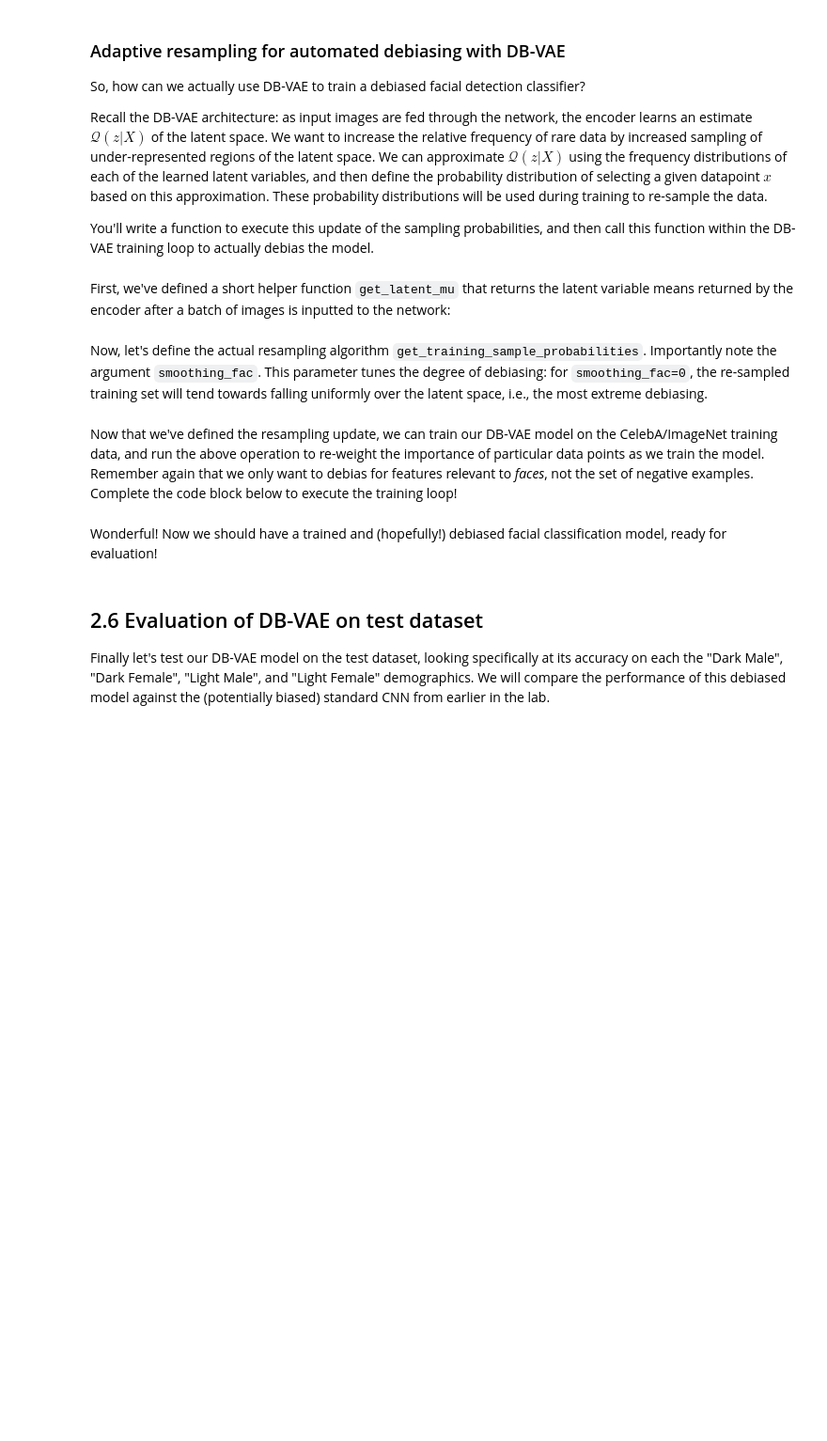
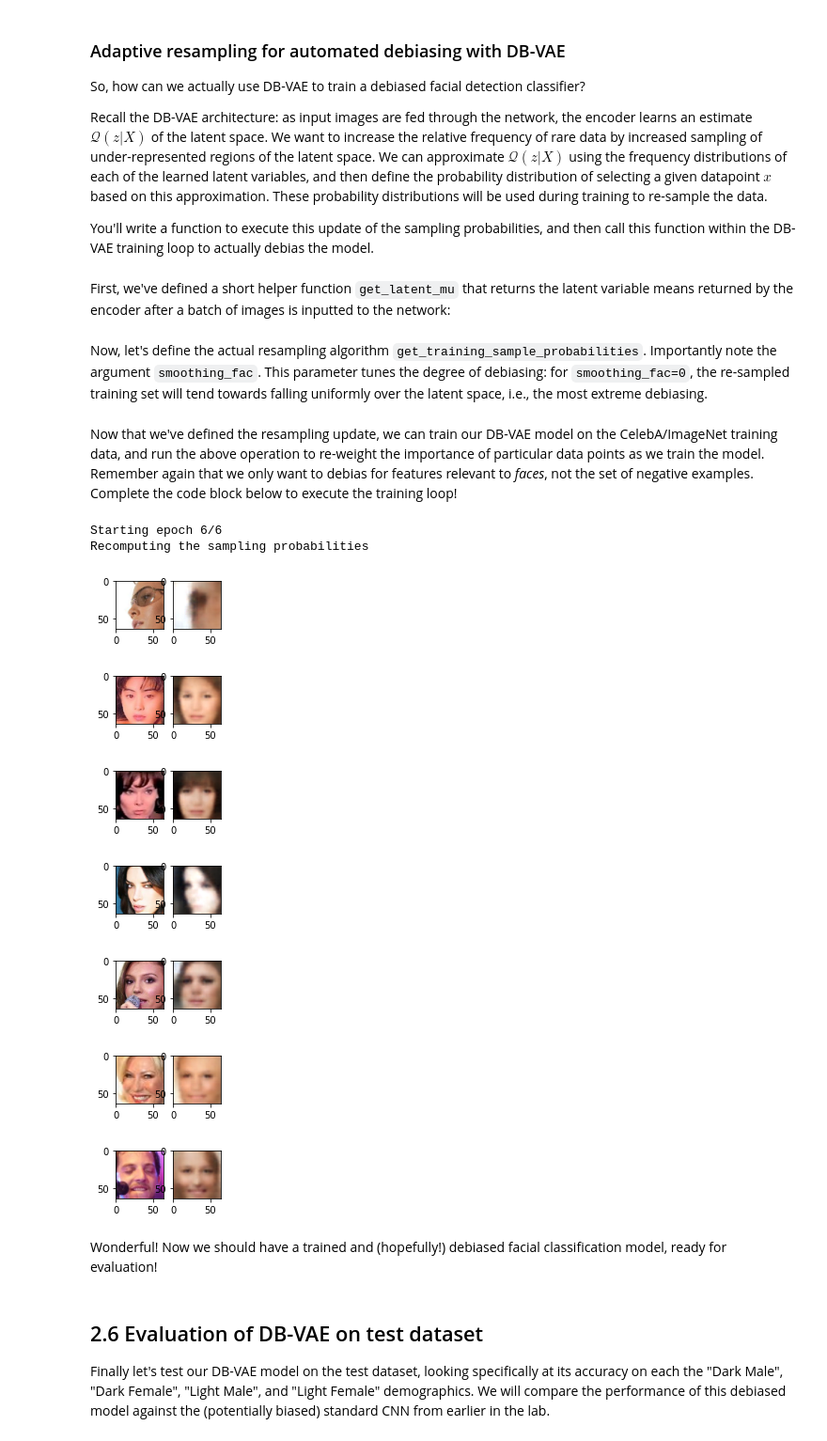
Before and after one commit to Shahrullo/IntroToDeepLearning, a Jupyter notebook: Lab2/Part2_Debiasing.ipynb, the cells around one changed output. Shown at 94% size. Saved outputs shown, nothing was run; the diff lists cells and outputs as text; code cells hidden in the pictures; blank space fills up the shorter version.

Commit message:
training finished

```diff
--- a/Lab2/Part2_Debiasing.ipynb
+++ b/Lab2/Part2_Debiasing.ipynb
@@ -333,12 +333,12 @@ Let's define a function to implement the VAE sampling operation:
     z (tensor): sampled latent vector
 """
 def sampling(z_mean, z_logsigma):
-  # By default, random.normal is "standard" (ie. mean=0 and std=1.0)
-    batch, latent_dim = z.mean.shape
+    # By default, random.normal is "standard" (ie. mean=0 and std=1.0)
+    batch, latent_dim = z_mean.shape
     epsilon = tf.random.normal(shape=(batch, latent_dim))
 
-  # TODO: Define the reparameterization computation!
-  # Note the equation is given in the text block immediately above.
+    # TODO: Define the reparameterization computation!
+    # Note the equation is given in the text block immediately above.
     z = z_mean + tf.math.exp(0.5 * z_logsigma) * epsilon
     return z
 # %% [markdown]
@@ -539,7 +541,7 @@ def get_training_sample_probabilities(images, dbvae, bins=10, smoothing_fac=0.00
     print("Recomputing the sampling probabilities")
 
     # TODO: run the input batch and get the latent variable means
-    mu = get_latent_mu('''TODO''') # TODO
+    mu = get_latent_mu(images, dbvae)
 
     # sampling probabilities for the images
     training_sample_p = np.zeros(mu.shape[0])
@@ -558,7 +560,7 @@ def get_training_sample_probabilities(images, dbvae, bins=10, smoothing_fac=0.00
         # TODO: call the digitize function to find which bins in the latent distribution
         #    every data sample falls in to
         # https://docs.scipy.org/doc/numpy-1.13.0/reference/generated/numpy.digitize.html
-        bin_idx = np.digitize('''TODO''', '''TODO''') # TODO
+        bin_idx = np.digitize(latent_distribution, bin_edges)
 
         # smooth the density function
         hist_smoothed_density = hist_density + smoothing_fac
@@ -568,11 +570,13 @@ def get_training_sample_probabilities(images, dbvae, bins=10, smoothing_fac=0.00
         p = 1.0/(hist_smoothed_density[bin_idx-1])
 
         # TODO: normalize all probabilities
-        p = # TODO
+        p = p / np.sum(p)
+        # p = # TODO
 
         # TODO: update sampling probabilities by considering whether the newly
         #     computed p is greater than the existing sampling probabilities.
-        training_sample_p = # TODO
+        training_sample_p = np.maximum(p, training_sample_p)
+
 
     # final normalization
     training_sample_p /= np.sum(training_sample_p)
@@ -590,57 +594,68 @@ latent_dim = 100
 
 # DB-VAE needs slightly more epochs to train since its more complex than
 # the standard classifier so we use 6 instead of 2
 num_epochs = 6
 
 # instantiate a new DB-VAE model and optimizer
 dbvae = DB_VAE(100)
 optimizer = tf.keras.optimizers.Adam(learning_rate)
 
 # To define the training operation, we will use tf.function which is a powerful tool
 #   that lets us turn a Python function into a TensorFlow computation graph.
 @tf.function
 def debiasing_train_step(x, y):
 
-  with tf.GradientTape() as tape:
-    # Feed input x into dbvae. Note that this is using the DB_VAE call function!
-    y_logit, z_mean, z_logsigma, x_recon = dbvae(x)
+    with tf.GradientTape() as tape:
+        # Feed input x into dbvae. Note that this is using the DB_VAE call function!
+        y_logit, z_mean, z_logsigma, x_recon = dbvae(x)
 
-    '''TODO: call the DB_VAE loss function to compute the loss'''
-    loss, class_loss = debiasing_loss_function('''TODO arguments''') # TODO
+        '''TODO: call the DB_VAE loss function to compute the loss'''
+        loss, class_loss = debiasing_loss_function(x, x_recon, y, y_logit, z_mean, z_logsigma)
 
-  '''TODO: use the GradientTape.gradient method to compute the gradients.
+
+    '''TODO: use the GradientTape.gradient method to compute the gradients.
      Hint: this is with respect to the trainable_variables of the dbvae.'''
-  grads = tape.gradient('''TODO''', '''TODO''') # TODO
+    grads = tape.gradient(loss, dbvae.trainable_variables)
 
-  # apply gradients to variables
-  optimizer.apply_gradients(zip(grads, dbvae.trainable_variables))
-  return loss
+    # apply gradients to variables
+    optimizer.apply_gradients(zip(grads, dbvae.trainable_variables))
+    return loss
 
 # get training faces from data loader
 all_faces = loader.get_all_train_faces()
 
 if hasattr(tqdm, '_instances'): tqdm._instances.clear() # clear if it exists
 
 # The training loop -- outer loop iterates over the number of epochs
 for i in range(num_epochs):
 
-  IPython.display.clear_output(wait=True)
-  print("Starting epoch {}/{}".format(i+1, num_epochs))
+    IPython.display.clear_output(wait=True)
+    print("Starting epoch {}/{}".format(i+1, num_epochs))
 
-  # Recompute data sampling proabilities
-  '''TODO: recompute the sampling probabilities for debiasing'''
-  p_faces = get_training_sample_probabilities('''TODO''', '''TODO''') # TODO
+    # Recompute data sampling proabilities
+    '''TODO: recompute the sampling probabilities for debiasing'''
+    p_faces = get_training_sample_probabilities(all_faces, dbvae)
 
-  # get a batch of training data and compute the training step
-  for j in tqdm(range(loader.get_train_size() // batch_size)):
-    # load a batch of data
-    (x, y) = loader.get_batch(batch_size, p_pos=p_faces)
-    # loss optimization
-    loss = debiasing_train_step(x, y)
+    # get a batch of training data and compute the training step
+    for j in tqdm(range(loader.get_train_size() // batch_size)):
+        # load a batch of data
+        (x, y) = loader.get_batch(batch_size, p_pos=p_faces)
+        # loss optimization
+        loss = debiasing_train_step(x, y)
 
-    # plot the progress every 200 steps
-    if j % 500 == 0:
-      mdl.util.plot_sample(x, y, dbvae)
+        # plot the progress every 200 steps
+        if j % 500 == 0:
+            mdl.util.plot_sample(x, y, dbvae)
+# %% [output]
+Starting epoch 6/6
+Recomputing the sampling probabilities
+[figure, added]
+[figure, added]
+[figure, added]
+[figure, added]
+[figure, added]
+[figure, added]
+[figure, added]
 # %% [markdown]
 Wonderful! Now we should have a trained and (hopefully!) debiased facial classification model, ready for evaluation!
 # %% [markdown]
```
Also changed, not shown: parts of 5 cells of this notebook.
